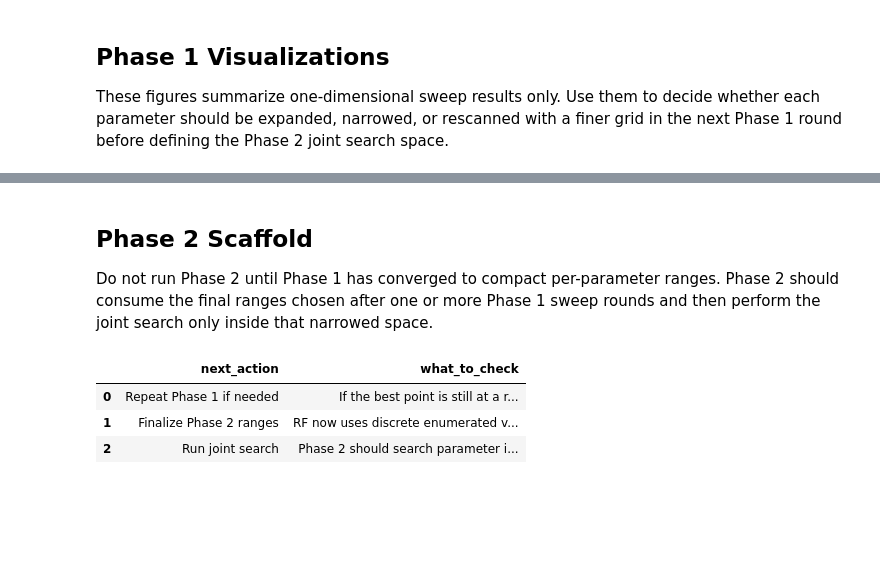
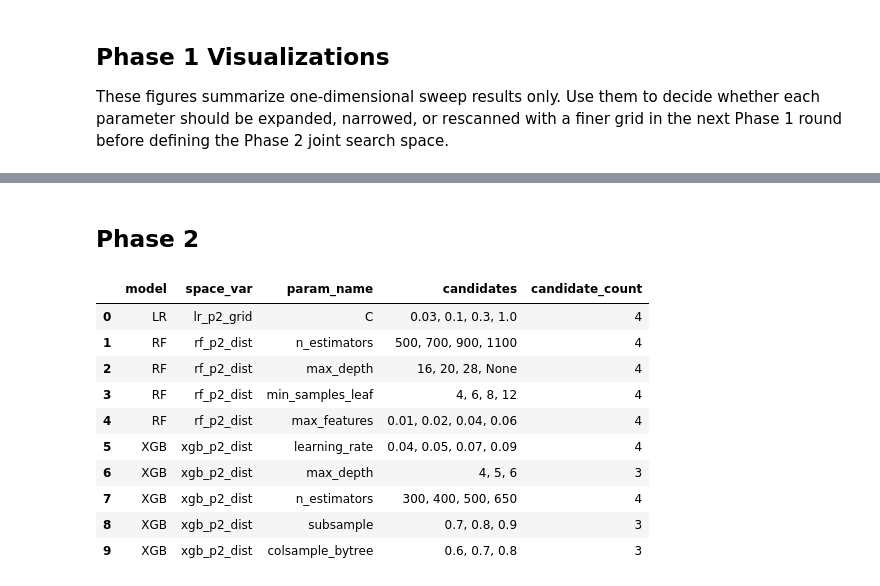
Before and after one commit to sdxshuai/CSC522-S26-proj-deadlock-match-forecast, a Jupyter notebook: notebooks/04_hyperparam_search.ipynb, the cells around one changed output, grey strips where cells are left out. Saved outputs shown, nothing was run; the diff lists cells and outputs as text; code cells hidden in the pictures; blank space fills up the shorter version.

Commit message:
feat: refine hyperparameter search notebook phase 2 setup

```diff
--- a/notebooks/04_hyperparam_search.ipynb
+++ b/notebooks/04_hyperparam_search.ipynb
@@ -639,46 +691,56 @@ Skipping RF plots: no current-round Phase 1 RF results found yet.
 # %% [markdown]
-## Phase 2 Scaffold
-
-Do not run Phase 2 until Phase 1 has converged to compact per-parameter ranges. Phase 2 should consume the final ranges chosen after one or more Phase 1 sweep rounds and then perform the joint search only inside that narrowed space.
+## Phase 2
 # %%
-lr_p2_grid = {}
+lr_p2_grid = {
+    'C': [0.03, 0.1, 0.3, 1.0],
+}
+
 rf_p2_dist = {
-    # Discrete RF Phase 2 candidate lists, with max_features centered on the round-3 winner 0.04.
-    'n_estimators': [300, 500, 700],
+    'n_estimators': [500, 700, 900, 1100],
     'max_depth': [16, 20, 28, None],
     'min_samples_leaf': [4, 6, 8, 12],
-    'max_features': [0.02, 0.04, 0.06],
+    'max_features': [0.01, 0.02, 0.04, 0.06],
 }
-xgb_p2_dist = {}
+
+xgb_p2_dist = {
+    'learning_rate': [0.04, 0.05, 0.07, 0.09],
+    'max_depth': [4, 5, 6],
+    'n_estimators': [300, 400, 500, 650],
+    'subsample': [0.7, 0.8, 0.9],
+    'colsample_bytree': [0.6, 0.7, 0.8],
+}
 
 phase2_output_paths = {
     'lr_csv': results_dir / 'hpsearch_lr_p2.csv',
     'rf_csv': results_dir / 'hpsearch_rf_p2.csv',
     'xgb_csv': results_dir / 'hpsearch_xgb_p2.csv',
     'best_params': results_dir / 'best_params.csv',
     'main_clean': results_dir / 'main_clean.csv',
 }
 
-phase2_guidance = pd.DataFrame([
-    {
-        'next_action': 'Repeat Phase 1 if needed',
-        'what_to_check': 'If the best point is still at a range boundary or the curve is too coarse, run another one-dimensional sweep with a wider or finer grid.',
-    },
-    {
-        'next_action': 'Finalize Phase 2 ranges',
-        'what_to_check': 'RF now uses discrete enumerated values in rf_p2_dist; fill lr_p2_grid and xgb_p2_dist after their Phase 1 sweeps stabilize.',
-    },
-    {
-        'next_action': 'Run joint search',
-        'what_to_check': 'Phase 2 should search parameter interactions only inside those finalized ranges.',
-    },
+phase2_space_summary = pd.DataFrame([
+    {'model': 'LR', 'space_var': 'lr_p2_grid', 'param_name': param_name, 'candidates': ', '.join(map(str, candidates)), 'candidate_count': len(candidates)}
+    for param_name, candidates in lr_p2_grid.items()
+] + [
+    {'model': 'RF', 'space_var': 'rf_p2_dist', 'param_name': param_name, 'candidates': ', '.join(map(str, candidates)), 'candidate_count': len(candidates)}
+    for param_name, candidates in rf_p2_dist.items()
+] + [
+    {'model': 'XGB', 'space_var': 'xgb_p2_dist', 'param_name': param_name, 'candidates': ', '.join(map(str, candidates)), 'candidate_count': len(candidates)}
+    for param_name, candidates in xgb_p2_dist.items()
 ])
 
-display(phase2_guidance)
+display(phase2_space_summary)
 # %% [output]
-|  | next_action | what_to_check |
-| 0 | Repeat Phase 1 if needed | If the best point is still at a r... |
-| 1 | Finalize Phase 2 ranges | RF now uses discrete enumerated v... |
-| 2 | Run joint search | Phase 2 should search parameter i... |
+|  | model | space_var | param_name | candidates | candidate_count |
+| 0 | LR | lr_p2_grid | C | 0.03, 0.1, 0.3, 1.0 | 4 |
+| 1 | RF | rf_p2_dist | n_estimators | 500, 700, 900, 1100 | 4 |
+| 2 | RF | rf_p2_dist | max_depth | 16, 20, 28, None | 4 |
+| 3 | RF | rf_p2_dist | min_samples_leaf | 4, 6, 8, 12 | 4 |
+| 4 | RF | rf_p2_dist | max_features | 0.01, 0.02, 0.04, 0.06 | 4 |
+| 5 | XGB | xgb_p2_dist | learning_rate | 0.04, 0.05, 0.07, 0.09 | 4 |
+| 6 | XGB | xgb_p2_dist | max_depth | 4, 5, 6 | 3 |
+| 7 | XGB | xgb_p2_dist | n_estimators | 300, 400, 500, 650 | 4 |
+| 8 | XGB | xgb_p2_dist | subsample | 0.7, 0.8, 0.9 | 3 |
+| 9 | XGB | xgb_p2_dist | colsample_bytree | 0.6, 0.7, 0.8 | 3 |
 # %%
 def build_phase2_searches():
```
Also changed, not shown: parts of 6 cells of this notebook, 6 other files.
